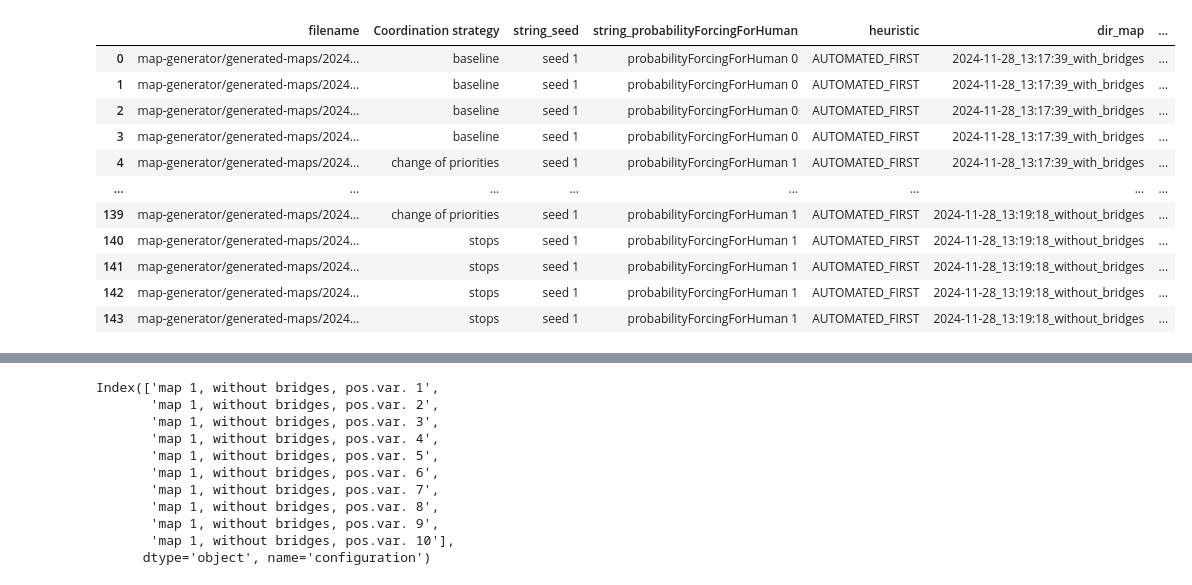
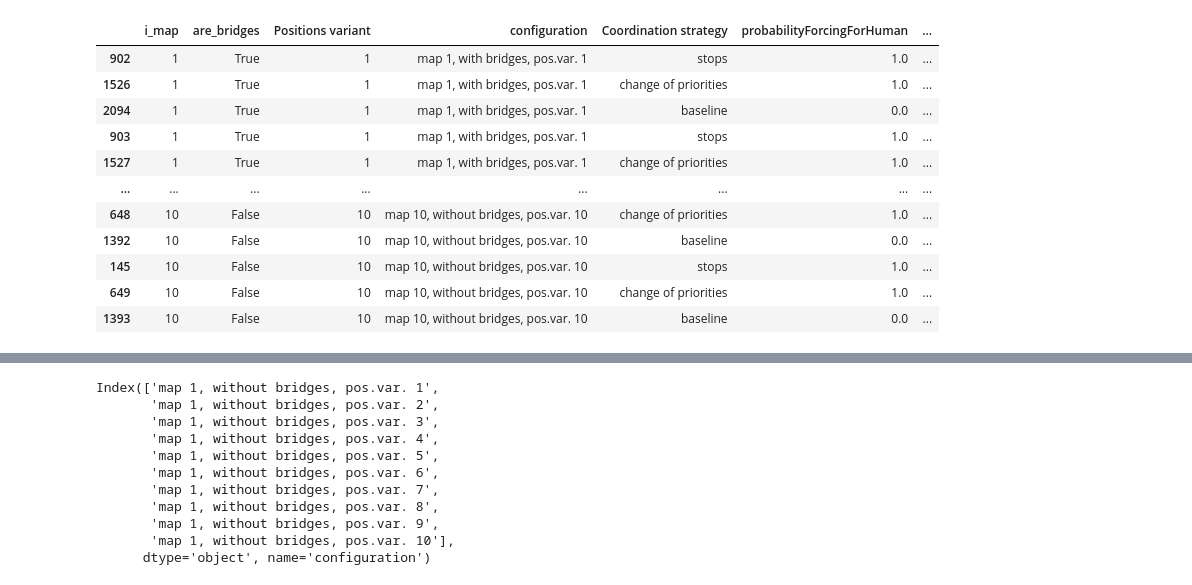
Before and after one commit to Olga-Mironenko/coordination_oru, a Jupyter notebook: scenario-analysis/analysis.ipynb, the cells around one changed output, grey strips where cells are left out. Drawn from its saved outputs; the diff is of its cells as text; code cells hidden in the pictures.

```diff
--- a/scenario-analysis/analysis.ipynb
+++ b/scenario-analysis/analysis.ipynb
@@ -13,12 +15,16 @@ import scipy
 # %%
+RUNDIRS = '../logs/rundirs'
+
 # BASENAME_CSV = 'sorted-20241128_210446'
-BASENAME_CSV = '20241203_133243/sorted'
+# BASENAME_CSV = '20241203_133243/sorted'
+BASENAME_CSV = '20241203_170129_all600/sorted'
 I_MAP = 1
+BASENAME_CSV_LINEARIZATIONS = '20241204_122017_lin_abc/sorted'
 
-DIRECTORY_IMAGES = f'images/{BASENAME_CSV.replace("/", "_")}'
+DIRECTORY_IMAGES = f'images/{BASENAME_CSV.split("/")[0]}'
 os.makedirs(DIRECTORY_IMAGES, exist_ok=True)
 
-df_orig = pd.read_csv(f'../logs/rundirs/{BASENAME_CSV}.csv')
+df_orig = pd.read_csv(f'{RUNDIRS}/{BASENAME_CSV}.csv')
 df_orig
 # %% [output]
 |  | Date | Scenario ID | Vehicle ID | Vehicle type | Cycle distance (m) | No. of completed missions | ... |
@@ -37,32 +43,50 @@ df_orig
 # %%
-df_id = df_orig['Scenario ID'].str.split(r'[;,] ', expand=True)
-df_id.columns = ['filename', 'Coordination strategy', 'string_seed', 'string_probabilityForcingForHuman', 'heuristic']
-df_id = pd.concat([
-    df_id,
-    df_id['filename'].str.extract(r'(?P<dir_map>[^/]+)/(?P<basename_scenario>[^/]+)[.]json$', expand=True),
-    df_id['filename'].str.extract(r'/scenario(?P<i_map>\d+)-(?P<i_locations>\d+)[.]json$', expand=True).astype(int),
-    df_id['string_probabilityForcingForHuman'].str.extract(r'^probabilityForcingForHuman (?P<probabilityForcingForHuman>[\d.]+)$', expand=True).astype(float),
-], axis=1).rename(columns={'i_locations': 'Positions variant'})
-df_id['filename_screenshot'] = "../map-generator/generated-maps/" + df_id['dir_map'] + '/screenshots/' + df_id['basename_scenario'] + '.png'
-df_id['are_bridges'] = df_id['dir_map'].str.contains('with_bridges')
-df_id['configuration'] = df_id[
-    ['i_map', 'are_bridges', 'Positions variant']].agg(
-    lambda r: f'map {r['i_map']}, {"with" if r['are_bridges'] else "without"} bridges, pos.var. {r['Positions variant']}',
-    axis=1
-)
-df_id = df_id.sort_values(['i_map', 'are_bridges', 'Positions variant'], ascending=[True, False, True])
-df_id = df_id[df_id['i_map'] == I_MAP]
-df_id
+def split_scenario_id(df_orig):
+    df_id = df_orig['Scenario ID'].str.split(r'[;,] ', expand=True)
+    df_id.columns = ['filename', 'Coordination strategy', 'string_seed', 'string_probabilityForcingForHuman', 'heuristic']
+    df_id = pd.concat([
+        df_id,
+        df_id['filename'].str.extract(r'(?P<dir_map>[^/]+)/(?P<basename_scenario>[^/]+)[.]json$', expand=True),
+        df_id['filename'].str.extract(r'/scenario(?P<i_map>\d+)-(?P<i_locations>\d+)[.]json$', expand=True).astype(int),
+        df_id['string_probabilityForcingForHuman'].str.extract(r'^probabilityForcingForHuman (?P<probabilityForcingForHuman>[\d.]+)$', expand=True).astype(float),
+    ], axis=1).rename(columns={'i_locations': 'Positions variant'})
+    df_id['filename_screenshot'] = "../map-generator/generated-maps/" + df_id['dir_map'] + '/screenshots/' + df_id['basename_scenario'] + '.png'
+    df_id['are_bridges'] = df_id['dir_map'].str.contains('with_bridges')
+    df_id['configuration'] = df_id[
+        ['i_map', 'are_bridges', 'Positions variant']].agg(
+        lambda r: f'map {r['i_map']}, {"with" if r['are_bridges'] else "without"} bridges, pos.var. {r['Positions variant']}',
+        axis=1
+    )
+    #df_id = df_id[df_id['i_map'] == I_MAP]
+
+    df = pd.concat(
+        [
+            df_id[['i_map', 'are_bridges', 'Positions variant', 'configuration',
+                   'Coordination strategy', 'probabilityForcingForHuman', 'filename_screenshot']],
+            df_orig
+        ],
+        axis=1
+    )
+    df.sort_values(
+        ['i_map', 'are_bridges', 'Positions variant', 'Vehicle ID'],
+        ascending=[True, False, True, True],
+        inplace=True,
+    )
+    return df
+
+df_orig_with_id = split_scenario_id(df_orig)
+configuration_to_filename_screenshot = {row['configuration']: row['filename_screenshot'] for _, row in df_orig_with_id.iterrows()}
+df_orig_with_id
 # %% [output]
-|  | filename | Coordination strategy | string_seed | string_probabilityForcingForHuman | heuristic | dir_map | ... |
-| 0 | map-generator/generated-maps/2024... | baseline | seed 1 | probabilityForcingForHuman 0 | AUTOMATED_FIRST | 2024-11-28_13:17:39_with_bridges | ... |
-| 1 | map-generator/generated-maps/2024... | baseline | seed 1 | probabilityForcingForHuman 0 | AUTOMATED_FIRST | 2024-11-28_13:17:39_with_bridges | ... |
-| 2 | map-generator/generated-maps/2024... | baseline | seed 1 | probabilityForcingForHuman 0 | AUTOMATED_FIRST | 2024-11-28_13:17:39_with_bridges | ... |
-| 3 | map-generator/generated-maps/2024... | baseline | seed 1 | probabilityForcingForHuman 0 | AUTOMATED_FIRST | 2024-11-28_13:17:39_with_bridges | ... |
-| 4 | map-generator/generated-maps/2024... | change of priorities | seed 1 | probabilityForcingForHuman 1 | AUTOMATED_FIRST | 2024-11-28_13:17:39_with_bridges | ... |
+|  | i_map | are_bridges | Positions variant | configuration | Coordination strategy | probabilityForcingForHuman | ... |
+| 902 | 1 | True | 1 | map 1, with bridges, pos.var. 1 | stops | 1.0 | ... |
+| 1526 | 1 | True | 1 | map 1, with bridges, pos.var. 1 | change of priorities | 1.0 | ... |
+| 2094 | 1 | True | 1 | map 1, with bridges, pos.var. 1 | baseline | 0.0 | ... |
+| 903 | 1 | True | 1 | map 1, with bridges, pos.var. 1 | stops | 1.0 | ... |
+| 1527 | 1 | True | 1 | map 1, with bridges, pos.var. 1 | change of priorities | 1.0 | ... |
 | ... | ... | ... | ... | ... | ... | ... | ... |
-| 139 | map-generator/generated-maps/2024... | change of priorities | seed 1 | probabilityForcingForHuman 1 | AUTOMATED_FIRST | 2024-11-28_13:19:18_without_bridges | ... |
-| 140 | map-generator/generated-maps/2024... | stops | seed 1 | probabilityForcingForHuman 1 | AUTOMATED_FIRST | 2024-11-28_13:19:18_without_bridges | ... |
-| 141 | map-generator/generated-maps/2024... | stops | seed 1 | probabilityForcingForHuman 1 | AUTOMATED_FIRST | 2024-11-28_13:19:18_without_bridges | ... |
-| 142 | map-generator/generated-maps/2024... | stops | seed 1 | probabilityForcingForHuman 1 | AUTOMATED_FIRST | 2024-11-28_13:19:18_without_bridges | ... |
-| 143 | map-generator/generated-maps/2024... | stops | seed 1 | probabilityForcingForHuman 1 | AUTOMATED_FIRST | 2024-11-28_13:19:18_without_bridges | ... |
+| 648 | 10 | False | 10 | map 10, without bridges, pos.var. 10 | change of priorities | 1.0 | ... |
+| 1392 | 10 | False | 10 | map 10, without bridges, pos.var. 10 | baseline | 0.0 | ... |
+| 145 | 10 | False | 10 | map 10, without bridges, pos.var. 10 | stops | 1.0 | ... |
+| 649 | 10 | False | 10 | map 10, without bridges, pos.var. 10 | change of priorities | 1.0 | ... |
+| 1393 | 10 | False | 10 | map 10, without bridges, pos.var. 10 | baseline | 0.0 | ... |
```
Also changed, not shown: parts of 12 cells of this notebook, 2 other files.
